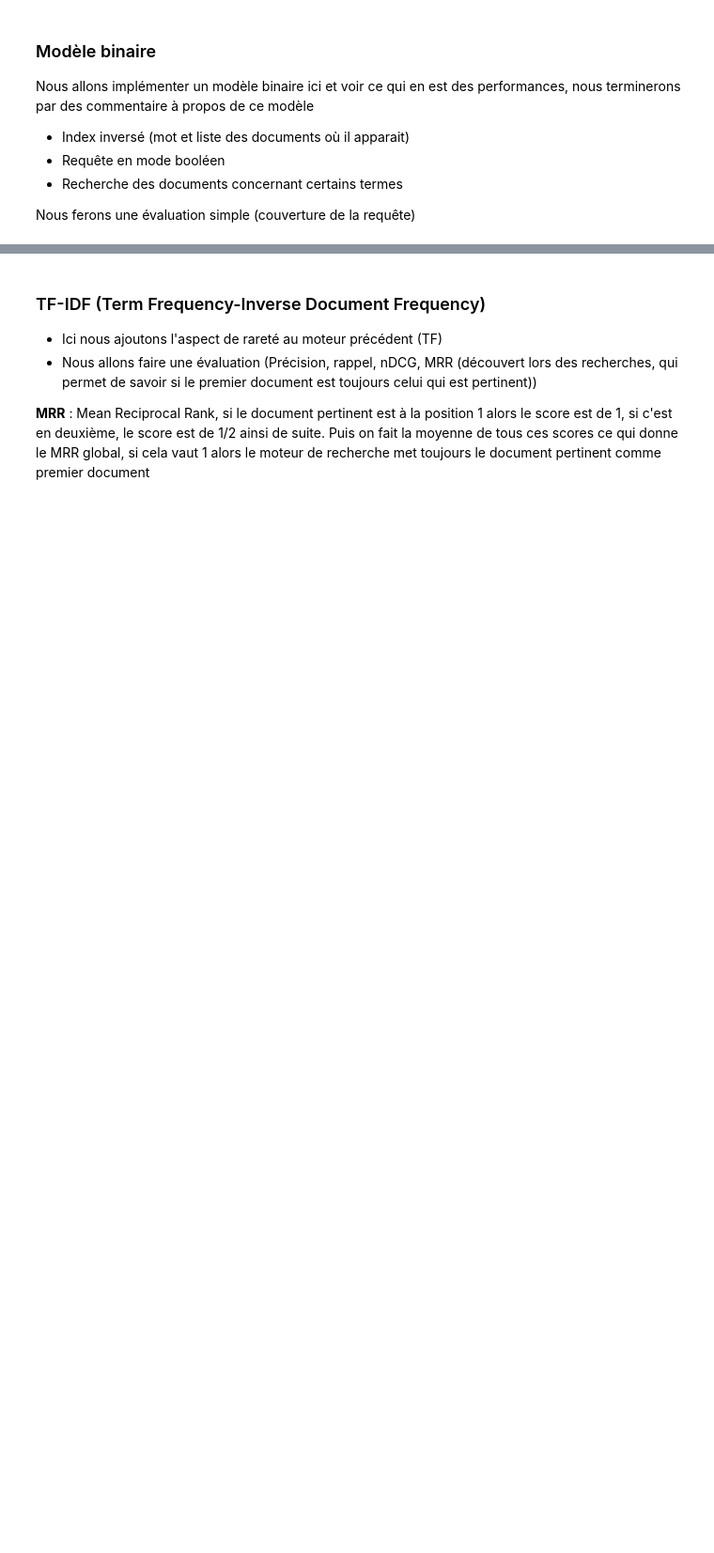
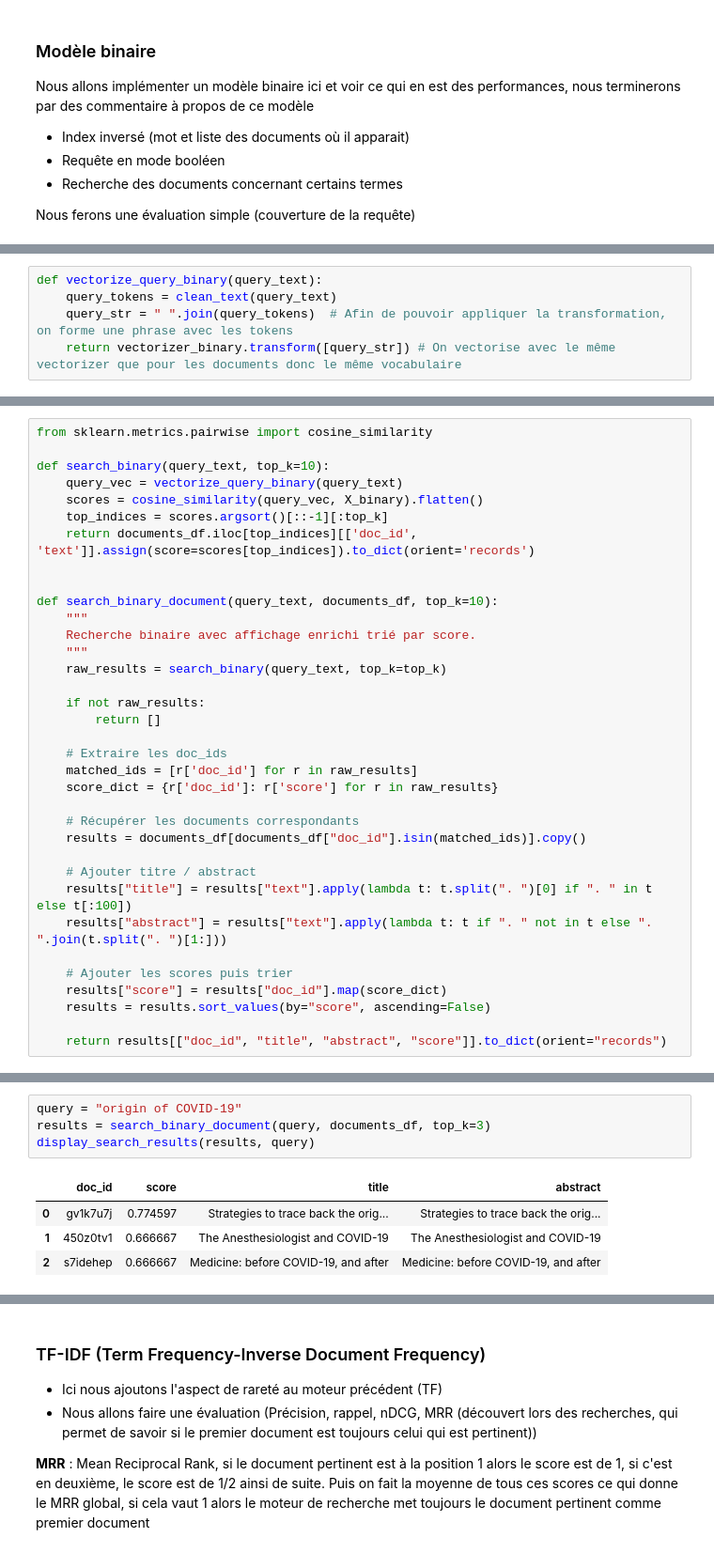
Before and after one commit to rosalie0309/TAL, a Jupyter notebook: round1_v2.ipynb, the cells around one changed output, grey strips where cells are left out. Shown at 94% size. Cells and saved outputs as stored; diff of their text form; blank space fills up the shorter version.

```diff
--- a/round1_v2.ipynb
+++ b/round1_v2.ipynb
@@ -204,0 +533,5 @@ Nous ferons une comparaison naive (cosine binaire)
+# %%
+def vectorize_query_binary(query_text):
+    query_tokens = clean_text(query_text)
+    query_str = " ".join(query_tokens)  # Afin de pouvoir appliquer la transformation, on forme une phrase avec les tokens
+    return vectorizer_binary.transform([query_str]) # On vectorise avec le même vectorizer que pour les documents donc le même vocabulaire
@@ -204,0 +542,35 @@ Nous ferons une comparaison naive (cosine binaire)
+# %%
+from sklearn.metrics.pairwise import cosine_similarity
+
+def search_binary(query_text, top_k=10):
+    query_vec = vectorize_query_binary(query_text)
+    scores = cosine_similarity(query_vec, X_binary).flatten()
+    top_indices = scores.argsort()[::-1][:top_k]
+    return documents_df.iloc[top_indices][['doc_id', 'text']].assign(score=scores[top_indices]).to_dict(orient='records')
+
+
+def search_binary_document(query_text, documents_df, top_k=10):
+    """
+    Recherche binaire avec affichage enrichi trié par score.
+    """
+    raw_results = search_binary(query_text, top_k=top_k)
+
+    if not raw_results:
+        return []
+
+    # Extraire les doc_ids
+    matched_ids = [r['doc_id'] for r in raw_results]
+    score_dict = {r['doc_id']: r['score'] for r in raw_results}
+
+    # Récupérer les documents correspondants
+    results = documents_df[documents_df["doc_id"].isin(matched_ids)].copy()
+
+    # Ajouter titre / abstract
+    results["title"] = results["text"].apply(lambda t: t.split(". ")[0] if ". " in t else t[:100])
+    results["abstract"] = results["text"].apply(lambda t: t if ". " not in t else ". ".join(t.split(". ")[1:]))
+
+    # Ajouter les scores puis trier
+    results["score"] = results["doc_id"].map(score_dict)
+    results = results.sort_values(by="score", ascending=False)
+
+    return results[["doc_id", "title", "abstract", "score"]].to_dict(orient="records")
@@ -204,0 +596,9 @@ Nous ferons une comparaison naive (cosine binaire)
+# %%
+query = "origin of COVID-19"
+results = search_binary_document(query, documents_df, top_k=3)
+display_search_results(results, query)
+# %% [output]
+|  | doc_id | score | title | abstract |
+| 0 | gv1k7u7j | 0.774597 | Strategies to trace back the orig... | Strategies to trace back the orig... |
+| 1 | 450z0tv1 | 0.666667 | The Anesthesiologist and COVID-19 | The Anesthesiologist and COVID-19 |
+| 2 | s7idehep | 0.666667 | Medicine: before COVID-19, and after | Medicine: before COVID-19, and after |
```
Also changed, not shown: parts of 63 cells of this notebook.
